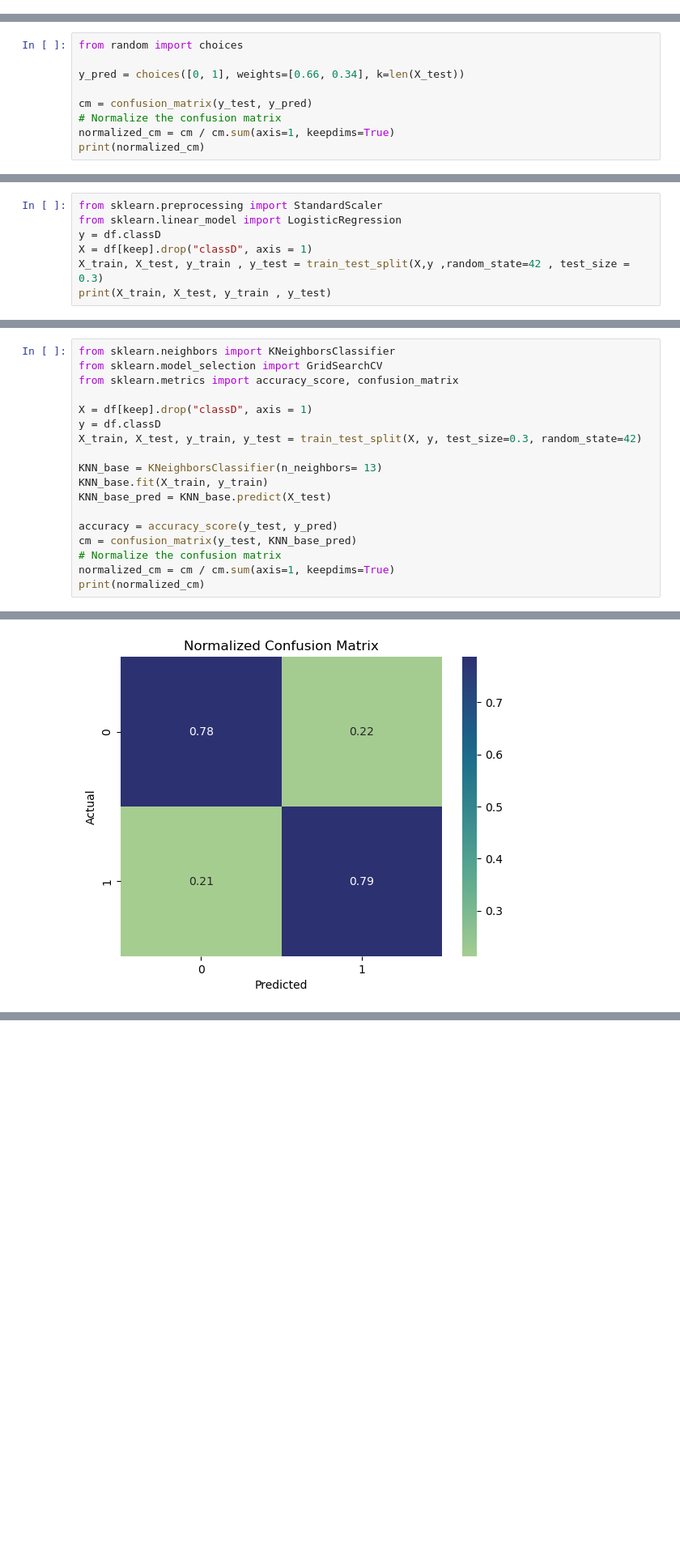
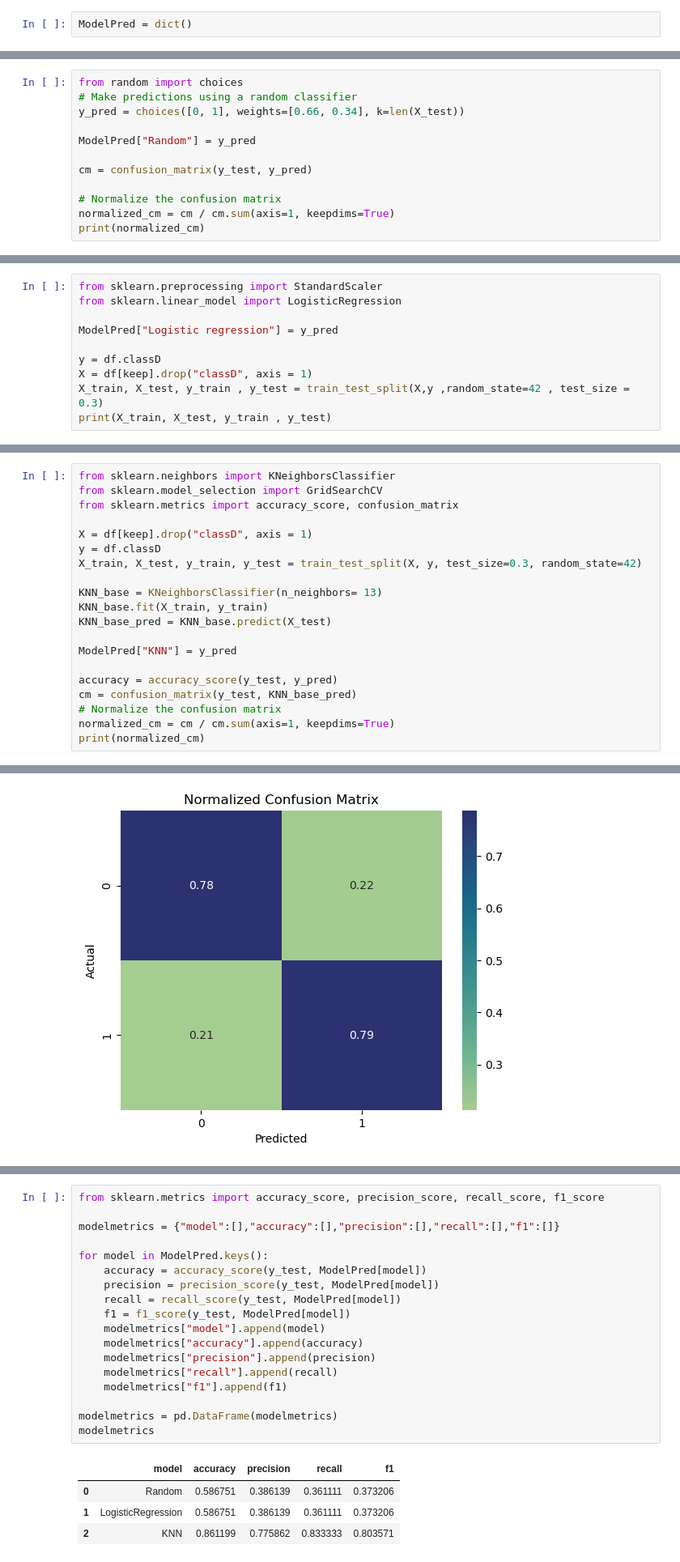
Before and after one commit to Red0pium/PythonForDataAnalysis, a Jupyter notebook: Projet_Dataset.ipynb, the cells around one changed output, grey strips where cells are left out. Shown at 81% size. Drawn from its saved outputs; the diff is of its cells as text; blank space fills up the shorter version.

Commit message:
model comparaison and conclusion

```diff
--- a/Projet_Dataset.ipynb
+++ b/Projet_Dataset.ipynb
@@ -221,6 +242,8 @@ Additionally, the plots highlight that several features exhibit a limited range
 # Modeling
 # %% [markdown]
 ## Scikit-learn
+# %%
+ModelPred = dict()
 # %% [markdown]
 ### Random
 # %%
@@ -251,10 +274,13 @@ print(X_train, X_test, y_train , y_test)
 Name: classD, Length: 317, dtype: int64
 # %%
 from random import choices
-
+# Make predictions using a random classifier
 y_pred = choices([0, 1], weights=[0.66, 0.34], k=len(X_test))
 
+ModelPred["Random"] = y_pred
+
 cm = confusion_matrix(y_test, y_pred)
+
 # Normalize the confusion matrix
 normalized_cm = cm / cm.sum(axis=1, keepdims=True)
 print(normalized_cm)
@@ -276,6 +302,9 @@ plt.show()
 # %%
 from sklearn.preprocessing import StandardScaler
 from sklearn.linear_model import LogisticRegression
+
+ModelPred["Logistic regression"] = y_pred
+
 y = df.classD
 X = df[keep].drop("classD", axis = 1)
 X_train, X_test, y_train , y_test = train_test_split(X,y ,random_state=42 , test_size = 0.3)
@@ -358,6 +370,8 @@ KNN_base = KNeighborsClassifier(n_neighbors= 13)
 KNN_base.fit(X_train, y_train)
 KNN_base_pred = KNN_base.predict(X_test)
 
+ModelPred["KNN"] = y_pred
+
 accuracy = accuracy_score(y_test, y_pred)
 cm = confusion_matrix(y_test, KNN_base_pred)
 # Normalize the confusion matrix
@@ -378,0 +395,23 @@ plt.show()
+# %%
+from sklearn.metrics import accuracy_score, precision_score, recall_score, f1_score
+
+modelmetrics = {"model":[],"accuracy":[],"precision":[],"recall":[],"f1":[]}
+
+for model in ModelPred.keys():
+    accuracy = accuracy_score(y_test, ModelPred[model])
+    precision = precision_score(y_test, ModelPred[model])
+    recall = recall_score(y_test, ModelPred[model])
+    f1 = f1_score(y_test, ModelPred[model])
+    modelmetrics["model"].append(model)
+    modelmetrics["accuracy"].append(accuracy)
+    modelmetrics["precision"].append(precision)
+    modelmetrics["recall"].append(recall)
+    modelmetrics["f1"].append(f1)
+
+modelmetrics = pd.DataFrame(modelmetrics)
+modelmetrics
+# %% [output]
+|  | model | accuracy | precision | recall | f1 |
+| 0 | Random | 0.586751 | 0.386139 | 0.361111 | 0.373206 |
+| 1 | LogisticRegression | 0.586751 | 0.386139 | 0.361111 | 0.373206 |
+| 2 | KNN | 0.861199 | 0.775862 | 0.833333 | 0.803571 |
```
Also changed, not shown: parts of 11 cells of this notebook.
